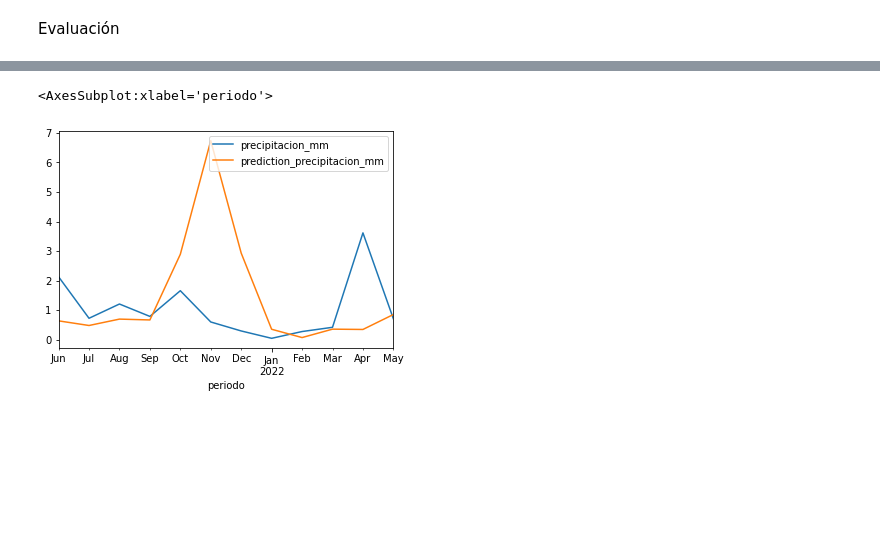
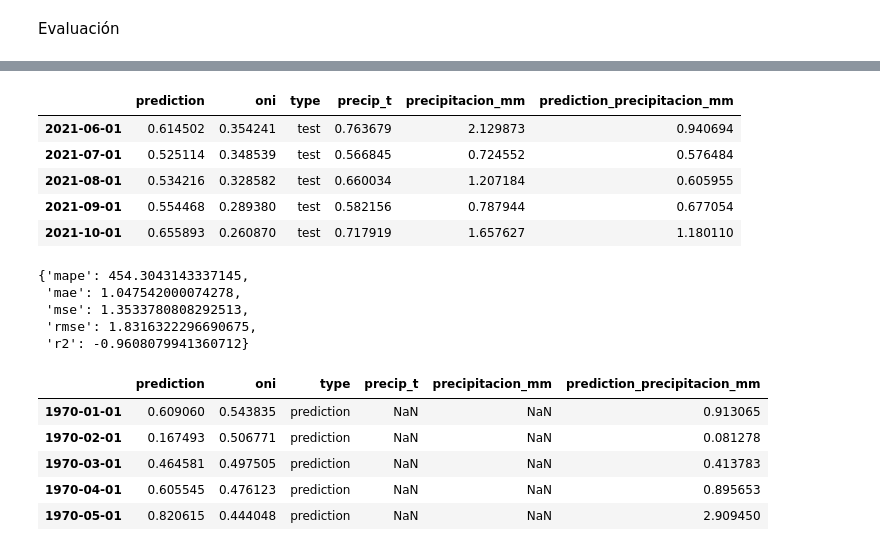
Before and after one commit to esglobe/seev-analytics, a Jupyter notebook: cerro_saroche/rnn_precipitacion.ipynb, the cells around one changed output, grey strips where cells are left out. Drawn from its saved outputs; the diff is of its cells as text; code cells hidden in the pictures; blank space fills up the shorter version.

```diff
--- a/cerro_saroche/rnn_precipitacion.ipynb
+++ b/cerro_saroche/rnn_precipitacion.ipynb
@@ -349,5 +322,0 @@ trainind_pd[['precipitacion_mm','prediction_precipitacion_mm']].plot()
-# %%
-validation_pd[['precipitacion_mm','prediction_precipitacion_mm']].plot()
-# %% [output]
-<AxesSubplot:xlabel='periodo'>
-[figure, removed]
@@ -353,0 +340,52 @@ validation_pd[['precipitacion_mm','prediction_precipitacion_mm']].plot()
+# %%
+def one_step_predict(data_for_test,pd_sst_pron,auto_order,y_output,feature):
+    """
+    Funcion para el pronostico a un paso de la precipitacion
+    """
+
+    for t in pd_sst_pron.index:
+
+        x_entrada, y_salida = precipitacion_data_rnn(data_pd=data_for_test[data_for_test.index < t],
+                                                    auto_order=auto_order,
+                                                    y_output=y_output)
+
+        predict = model.predict(x_entrada, verbose=0).reshape(-1)
+
+        data_forecast = pd.DataFrame({y_output:predict[-1],
+                                feature:pd_sst_pron[pd_sst_pron.index == t][feature][0]},
+                                index = [t])
+
+        data_for_test = pd.concat([data_for_test, data_forecast]).copy()
+
+    return data_for_test
+# %%
+pd_test = one_step_predict(data_for_test=data_pd[:(data_pd.shape[0] - auto_order)],
+                pd_sst_pron=data_pd[-auto_order:],
+                auto_order=auto_order,
+                y_output=y_output,
+                feature=feature)
+
+pd_test = pd_test[-auto_order:].rename(columns={'precip_t':'prediction'})
+pd_test['type'] = 'test'
+pd_test[y_output] = data_pd[-auto_order:][y_output]
+
+
+pd_test['precipitacion_mm'] = pd_test[y_output].apply(lambda x: transformacion.inversa(x) if np.isnan(x)==False else np.nan )
+pd_test['prediction_precipitacion_mm'] = pd_test['prediction'].apply(lambda x: transformacion.inversa(x) if np.isnan(x)==False else np.nan )
+pd_test.head()
+# %% [output]
+|  | prediction | oni | type | precip_t | precipitacion_mm | prediction_precipitacion_mm |
+| 2021-06-01 | 0.614502 | 0.354241 | test | 0.763679 | 2.129873 | 0.940694 |
+| 2021-07-01 | 0.525114 | 0.348539 | test | 0.566845 | 0.724552 | 0.576484 |
+| 2021-08-01 | 0.534216 | 0.328582 | test | 0.660034 | 1.207184 | 0.605955 |
+| 2021-09-01 | 0.554468 | 0.289380 | test | 0.582156 | 0.787944 | 0.677054 |
+| 2021-10-01 | 0.655893 | 0.260870 | test | 0.717919 | 1.657627 | 1.180110 |
+# %%
+test_metrics = metrics(observado=pd_test.precipitacion_mm,prediccion=pd_test.prediction_precipitacion_mm)
+test_metrics
+# %% [output]
+{'mape': 454.3043143337145,
+ 'mae': 1.047542000074278,
+ 'mse': 1.3533780808292513,
+ 'rmse': 1.8316322296690675,
+ 'r2': -0.9608079941360712}
@@ -353,0 +398,17 @@ validation_pd[['precipitacion_mm','prediction_precipitacion_mm']].plot()
+# %%
+pd_prediction = pd_prediction.rename(columns={'precip_t':'prediction'})
+pd_prediction['type'] = 'prediction'
+
+pd_prediction[y_output] = np.nan
+
+pd_prediction['precipitacion_mm'] =  np.nan
+pd_prediction['prediction_precipitacion_mm'] = pd_prediction['prediction'].apply(lambda x: transformacion.inversa(x) if np.isnan(x)==False else np.nan )
+
+pd_prediction.head()
+# %% [output]
+|  | prediction | oni | type | precip_t | precipitacion_mm | prediction_precipitacion_mm |
+| 1970-01-01 | 0.609060 | 0.543835 | prediction | NaN | NaN | 0.913065 |
+| 1970-02-01 | 0.167493 | 0.506771 | prediction | NaN | NaN | 0.081278 |
+| 1970-03-01 | 0.464581 | 0.497505 | prediction | NaN | NaN | 0.413783 |
+| 1970-04-01 | 0.605545 | 0.476123 | prediction | NaN | NaN | 0.895653 |
+| 1970-05-01 | 0.820615 | 0.444048 | prediction | NaN | NaN | 2.909450 |
```
Also changed, not shown: parts of 17 cells of this notebook, 5 other files.
